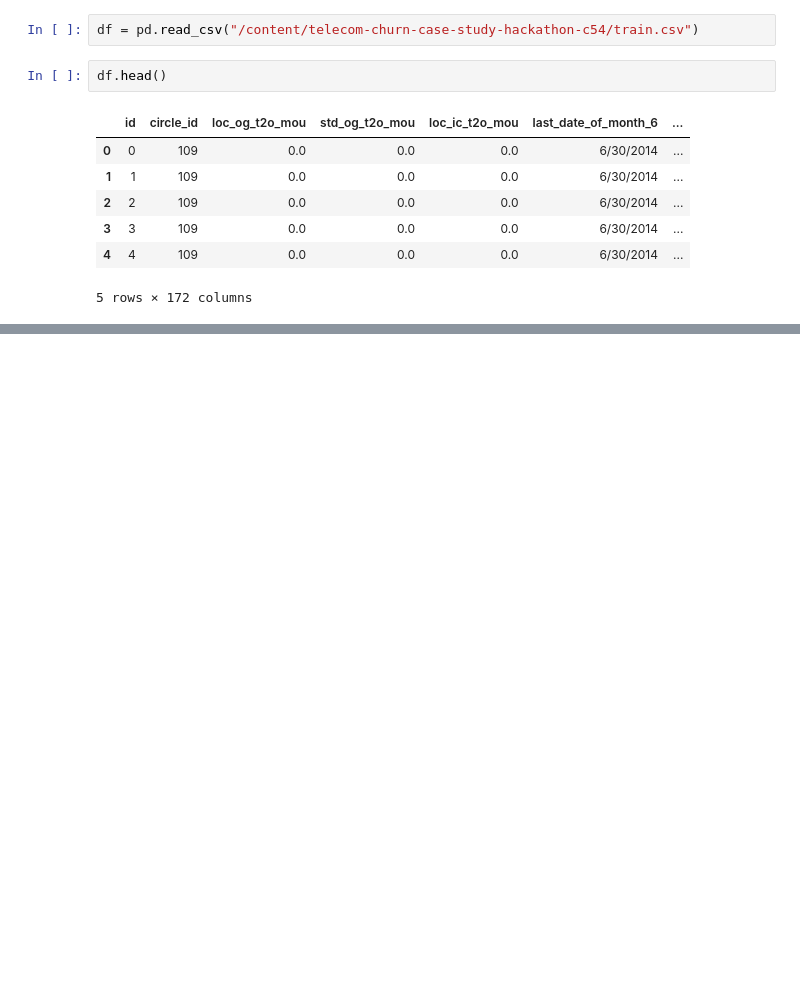
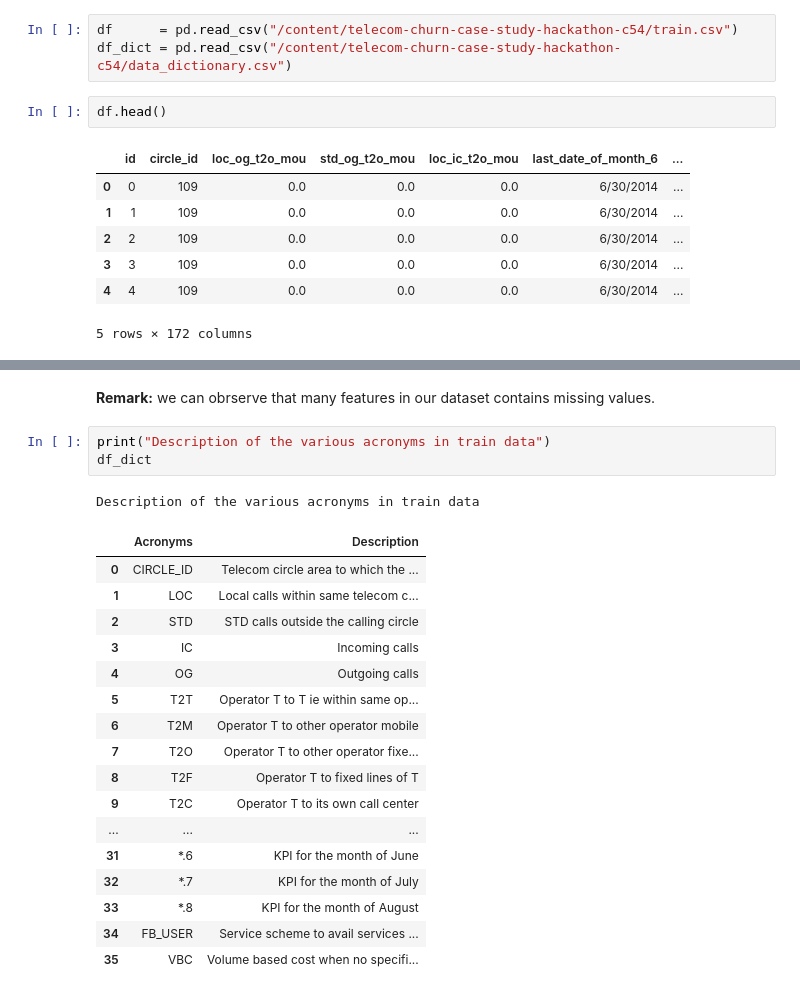
Before and after one commit to abakamousa/churn_detection, a Jupyter notebook: churn_prediction.ipynb, the cells around one changed output, grey strips where cells are left out. Saved outputs shown, nothing was run; the diff lists cells and outputs as text; blank space fills up the shorter version.

```diff
--- a/churn_prediction.ipynb
+++ b/churn_prediction.ipynb
@@ -47,7 +47,8 @@ Extracting archive ./telecom-churn-case-study-hackathon-c54/telecom-churn-case-s
 # %% [markdown]
 # Exploratory data analaysis
 # %%
-df = pd.read_csv("/content/telecom-churn-case-study-hackathon-c54/train.csv")
+df      = pd.read_csv("/content/telecom-churn-case-study-hackathon-c54/train.csv")
+df_dict = pd.read_csv("/content/telecom-churn-case-study-hackathon-c54/data_dictionary.csv")
 # %%
 df.head()
 # %% [output]
@@ -97,0 +122,24 @@ memory usage: 91.9+ MB
+# %% [markdown]
+**Remark:** we can obrserve that many features in our dataset contains missing values.
+# %%
+print("Description of the various acronyms in train data")
+df_dict
+# %% [output]
+Description of the various acronyms in train data
+|  | Acronyms | Description |
+| 0 | CIRCLE_ID | Telecom circle area to which the ... |
+| 1 | LOC | Local calls within same telecom c... |
+| 2 | STD | STD calls outside the calling circle |
+| 3 | IC | Incoming calls |
+| 4 | OG | Outgoing calls |
+| 5 | T2T | Operator T to T ie within same op... |
+| 6 | T2M | Operator T to other operator mobile |
+| 7 | T2O | Operator T to other operator fixe... |
+| 8 | T2F | Operator T to fixed lines of T |
+| 9 | T2C | Operator T to its own call center |
+| ... | ... | ... |
+| 31 | *.6 | KPI for the month of June |
+| 32 | *.7 | KPI for the month of July |
+| 33 | *.8 | KPI for the month of August |
+| 34 | FB_USER | Service scheme to avail services ... |
+| 35 | VBC | Volume based cost when no specifi... |
```
Also changed, not shown: parts of 10 cells of this notebook.
